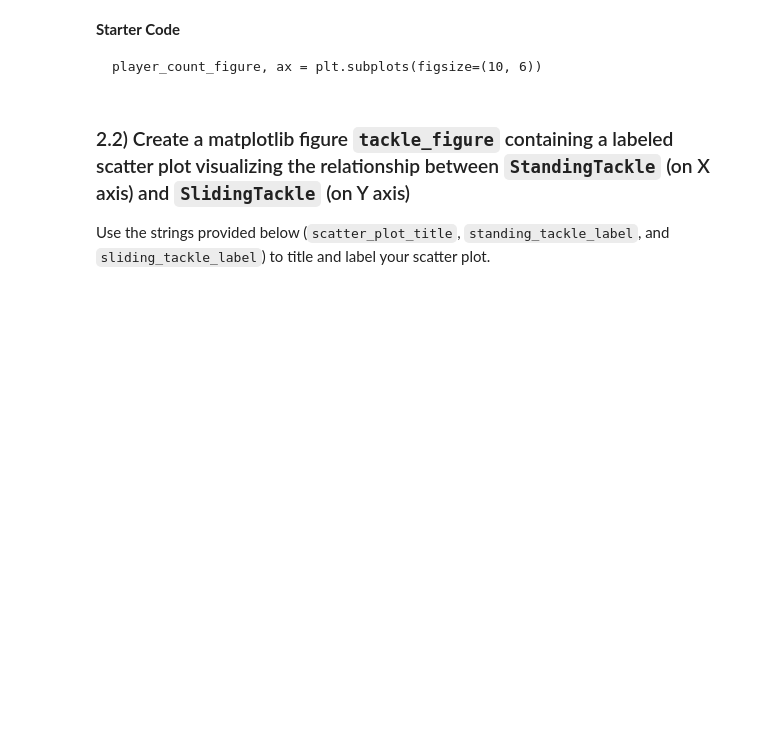
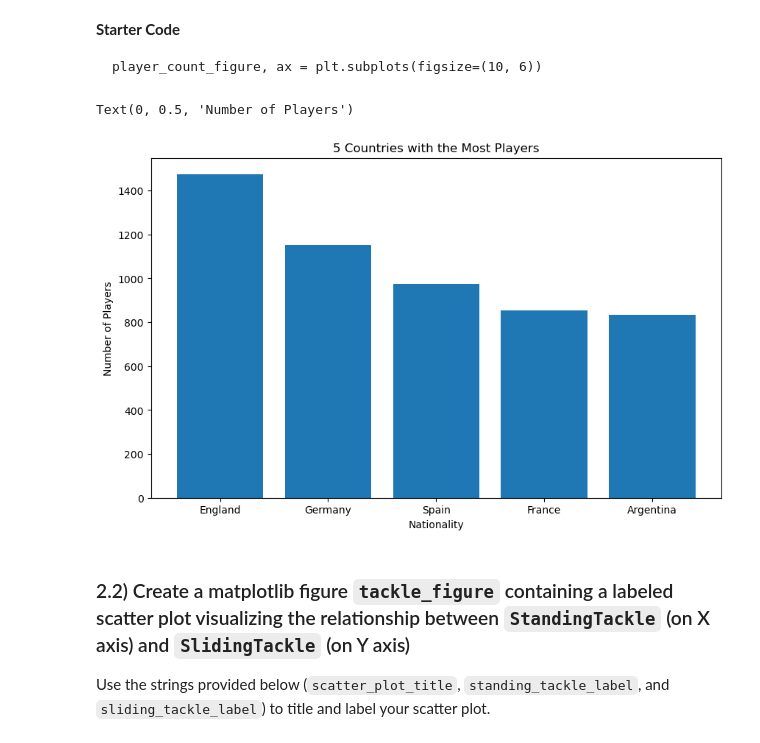
Before and after one commit to AlexIrungu/dsc_phase_1_project, a Jupyter notebook: dsc-code-challenge-1/Phase 1 Code Challenge Notebook.ipynb, the cells around one changed output. Drawn from its saved outputs; the diff is of its cells as text; code cells hidden in the pictures; blank space fills up the shorter version.

Commit message:
Data visualization completed

```diff
--- a/dsc-code-challenge-1/Phase 1 Code Challenge Notebook.ipynb
+++ b/dsc-code-challenge-1/Phase 1 Code Challenge Notebook.ipynb
@@ -179,12 +179,22 @@ Argentina     | 600
 # %%
 bar_chart_countries = ['England', 'Germany', 'Spain', 'France', 'Argentina']
 
 bar_chart_title = '5 Countries with the Most Players'
 bar_chart_count_label = 'Number of Players'
 bar_chart_series_label = 'Nationality'
 
 # YOUR CODE HERE
-raise NotImplementedError()
+# raise NotImplementedError()
+player_counts = df['Nationality'].value_counts()[bar_chart_countries]
+player_count_figure, ax = plt.subplots(figsize=(10, 6))
+
+ax.bar(bar_chart_countries, player_counts)
+ax.set_title(bar_chart_title)
+ax.set_xlabel(bar_chart_series_label)
+ax.set_ylabel(bar_chart_count_label)
+# %% [output]
+Text(0, 0.5, 'Number of Players')
+[figure, added]
 # %%
 # This test confirms that you have created a figure named player_count_figure
 
```
Also changed, not shown: parts of 1 cell of this notebook.
